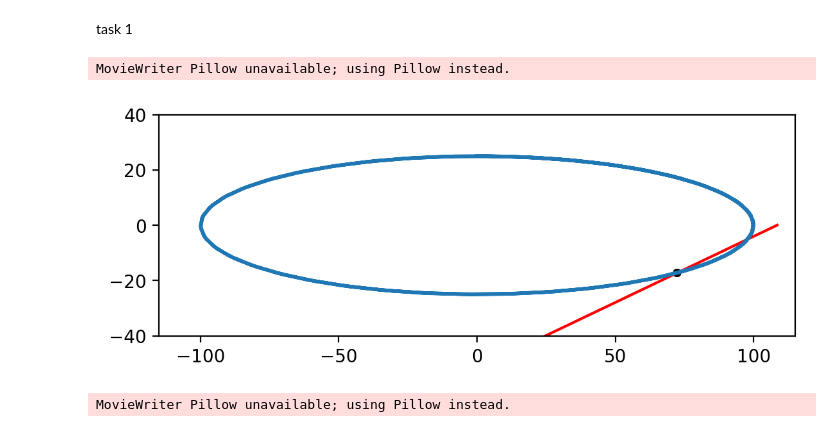
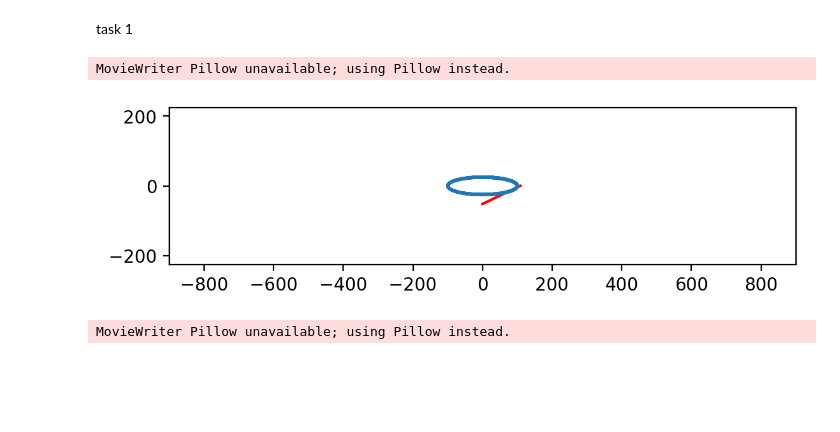
Before and after one commit to igvdov1/diffgem, a Jupyter notebook: 1lab/1lab.ipynb, the cells around one changed output. Drawn from its saved outputs; the diff is of its cells as text; code cells hidden in the pictures; blank space fills up the shorter version.

```diff
--- a/1lab/1lab.ipynb
+++ b/1lab/1lab.ipynb
@@ -124,36 +124,36 @@ def redraw(i):
     beta = xP*(1 + lambd) / lambd
     alpha = yP * (1 + lambd)
     mP.center=(xP,yP)
     bP.center = ()
     stick.set_data([beta , 0], [0, alpha])
     return mP,
 
 
 length = 15
 lambd = 2
-x_bound = length ** 2 * lambd ** 2 / ((1+ lambd)**2) + length
-y_bound = length ** 2 /((1+ lambd)**2) + length
+x_bound = length ** 2 * lambd ** 2
+y_bound = length ** 2
 fig = plt.figure()
 fig.set_dpi(200)
 
 
 
 ax = plt.axes(xlim=(-x_bound, x_bound), ylim=(-y_bound, y_bound))
 
 stick, = ax.plot([], [], 'r')
 
 line1, = ax.plot([], [], lw = 2)
 
 
 bP = plt.Circle((0, 0), 0.1, fc = 'green')
 mP = plt.Circle((0, 0), length / 10, fc='black')
 ax.set_aspect('equal')
 anim =animation.FuncAnimation(fig, redraw, init_func=init,
 frames=150, interval=50, blit=True)
 anim.save('strange_stick.gif', writer='Pillow')
 # %% [output]
 MovieWriter Pillow unavailable; using Pillow instead.
-[figure, old version]
+[figure, new version]
 # %%
 import numpy as np
 import matplotlib.pyplot as plt
```
Also changed, not shown: 8 other files.
